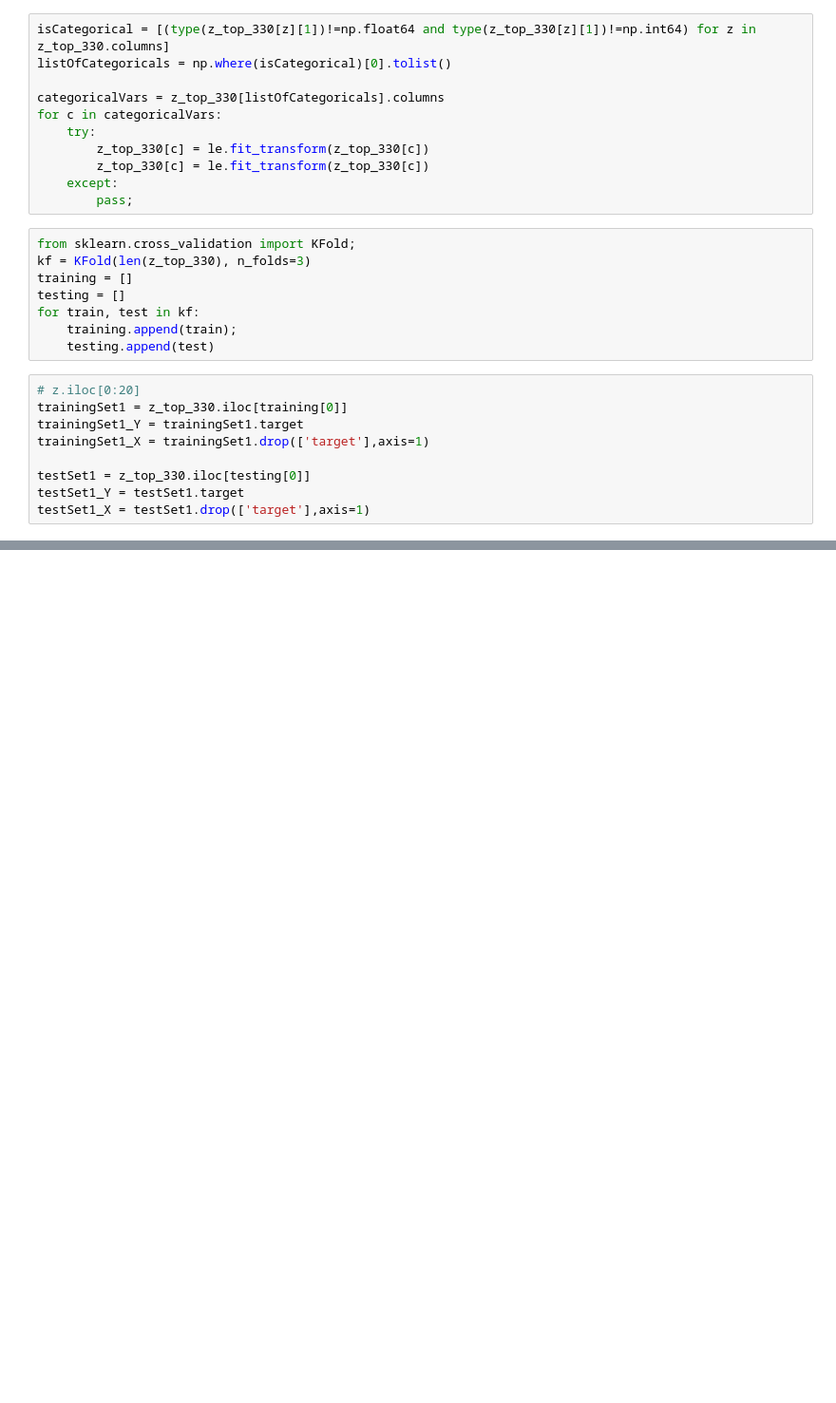
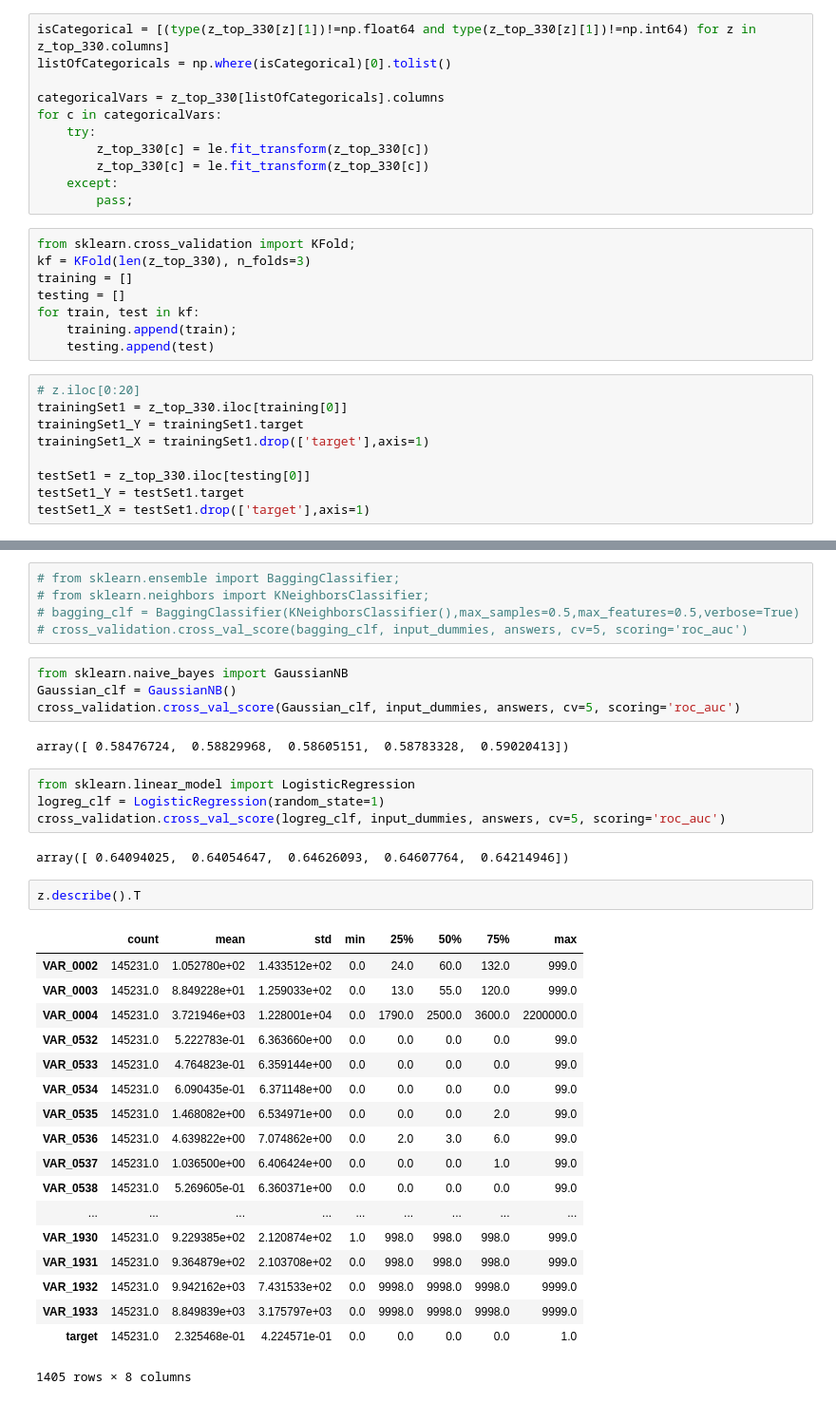
Before and after one commit to josephhaaga/Springleaf, a Jupyter notebook: DataMunging.ipynb, the cells around one changed output, grey strips where cells are left out. Shown at 95% size. Cells and saved outputs as stored; diff of their text form; blank space fills up the shorter version.

```diff
--- a/DataMunging.ipynb
+++ b/DataMunging.ipynb
@@ -262,0 +304,38 @@ clf33.score(testSet3_X, testSet3_Y)
+# %%
+# from sklearn.ensemble import BaggingClassifier;
+# from sklearn.neighbors import KNeighborsClassifier;
+# bagging_clf = BaggingClassifier(KNeighborsClassifier(),max_samples=0.5,max_features=0.5,verbose=True)
+# cross_validation.cross_val_score(bagging_clf, input_dummies, answers, cv=5, scoring='roc_auc')
+# %%
+from sklearn.naive_bayes import GaussianNB
+Gaussian_clf = GaussianNB()
+cross_validation.cross_val_score(Gaussian_clf, input_dummies, answers, cv=5, scoring='roc_auc')
+# %% [output]
+array([ 0.58476724,  0.58829968,  0.58605151,  0.58783328,  0.59020413])
+# %%
+from sklearn.linear_model import LogisticRegression
+logreg_clf = LogisticRegression(random_state=1)
+cross_validation.cross_val_score(logreg_clf, input_dummies, answers, cv=5, scoring='roc_auc')
+# %% [output]
+array([ 0.64094025,  0.64054647,  0.64626093,  0.64607764,  0.64214946])
+# %%
+z.describe().T
+# %% [output]
+|  | count | mean | std | min | 25% | 50% | 75% | max |
+| VAR_0002 | 145231.0 | 1.052780e+02 | 1.433512e+02 | 0.0 | 24.0 | 60.0 | 132.0 | 999.0 |
+| VAR_0003 | 145231.0 | 8.849228e+01 | 1.259033e+02 | 0.0 | 13.0 | 55.0 | 120.0 | 999.0 |
+| VAR_0004 | 145231.0 | 3.721946e+03 | 1.228001e+04 | 0.0 | 1790.0 | 2500.0 | 3600.0 | 2200000.0 |
+| VAR_0532 | 145231.0 | 5.222783e-01 | 6.363660e+00 | 0.0 | 0.0 | 0.0 | 0.0 | 99.0 |
+| VAR_0533 | 145231.0 | 4.764823e-01 | 6.359144e+00 | 0.0 | 0.0 | 0.0 | 0.0 | 99.0 |
+| VAR_0534 | 145231.0 | 6.090435e-01 | 6.371148e+00 | 0.0 | 0.0 | 0.0 | 0.0 | 99.0 |
+| VAR_0535 | 145231.0 | 1.468082e+00 | 6.534971e+00 | 0.0 | 0.0 | 0.0 | 2.0 | 99.0 |
+| VAR_0536 | 145231.0 | 4.639822e+00 | 7.074862e+00 | 0.0 | 2.0 | 3.0 | 6.0 | 99.0 |
+| VAR_0537 | 145231.0 | 1.036500e+00 | 6.406424e+00 | 0.0 | 0.0 | 0.0 | 1.0 | 99.0 |
+| VAR_0538 | 145231.0 | 5.269605e-01 | 6.360371e+00 | 0.0 | 0.0 | 0.0 | 0.0 | 99.0 |
+| ... | ... | ... | ... | ... | ... | ... | ... | ... |
+| VAR_1930 | 145231.0 | 9.229385e+02 | 2.120874e+02 | 1.0 | 998.0 | 998.0 | 998.0 | 999.0 |
+| VAR_1931 | 145231.0 | 9.364879e+02 | 2.103708e+02 | 0.0 | 998.0 | 998.0 | 998.0 | 999.0 |
+| VAR_1932 | 145231.0 | 9.942162e+03 | 7.431533e+02 | 0.0 | 9998.0 | 9998.0 | 9998.0 | 9999.0 |
+| VAR_1933 | 145231.0 | 8.849839e+03 | 3.175797e+03 | 0.0 | 9998.0 | 9998.0 | 9998.0 | 9999.0 |
+| target | 145231.0 | 2.325468e-01 | 4.224571e-01 | 0.0 | 0.0 | 0.0 | 0.0 | 1.0 |
+1405 rows × 8 columns
```
Also changed, not shown: parts of 25 cells of this notebook.
